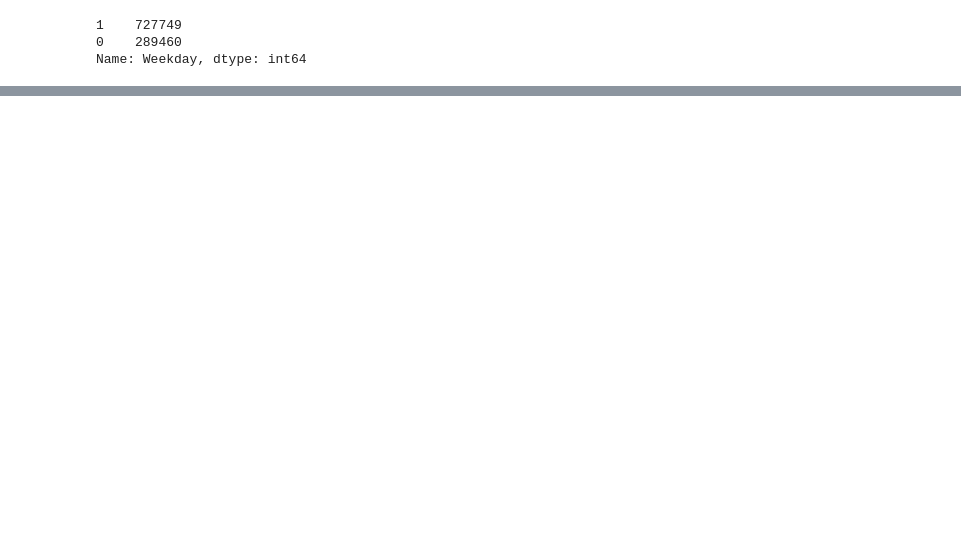
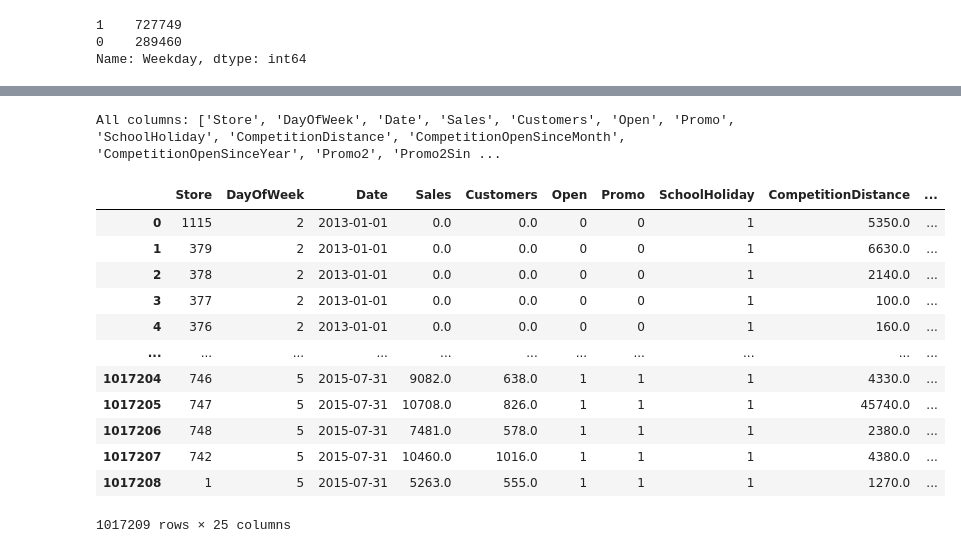
Before and after one commit to MohammedEsamaldin/Pharmaceutical-Sales-Prediction-across-multiple-stores, a Jupyter notebook: notebooks/ML.ipynb, the cells around one changed output, grey strips where cells are left out. Saved outputs shown, nothing was run; the diff lists cells and outputs as text; code cells hidden in the pictures; blank space fills up the shorter version.

```diff
--- a/notebooks/ML.ipynb
+++ b/notebooks/ML.ipynb
@@ -114,0 +167,8 @@ df.head()
+# %%
+
+# Get column names have less than 10 more than 2 unique values
+to_one_hot_encoding = []
+
+# Get Categorical Column names thoose are not in "to_one_hot_encoding"
+to_label_encoding = [col for col in categorical_column if df[col].nunique() <= 10 and df[col].nunique() > 2]
+print("To Label Encoding:", to_label_encoding)
@@ -114,0 +177,22 @@ df.head()
+# %%
+
+
+label_encoded_columns = []
+# For loop for each columns
+for col in to_label_encoding:
+    # We define new label encoder to each new column
+    le = LabelEncoder()
+    # Encode our data and create new Dataframe of it,
+    # notice that we gave column name in "columns" arguments
+    column_dataframe = pd.DataFrame(le.fit_transform(df[col]), columns=[col] )
+    # and add new DataFrame to "label_encoded_columns" list
+    label_encoded_columns.append(column_dataframe)
+
+# Merge all data frames
+label_encoded_columns = pd.concat(label_encoded_columns, axis=1)
+label_encoded_columns
+'''
+# We will use built in pandas function "get_dummies()" to simply to encode "to_one_hot_encoding" columns
+one_hot_encoded_columns = pd.get_dummies(df[to_one_hot_encoding])
+one_hot_encoded_columns
+'''
@@ -114,0 +221,29 @@ df.head()
+# %%
+
+# Copy our DataFrame to X variable
+X = df.copy()
+
+# Droping Categorical Columns,
+# "inplace" means replace our data with new one
+# Don't forget to "axis=1"
+X.drop(categorical_column, axis=1, inplace=True)
+
+# Merge DataFrames
+X = pd.concat([X, label_encoded_columns], axis=1)
+print("All columns:", X.columns.tolist())
+X
+# %% [output]
+All columns: ['Store', 'DayOfWeek', 'Date', 'Sales', 'Customers', 'Open', 'Promo', 'SchoolHoliday', 'CompetitionDistance', 'CompetitionOpenSinceMonth', 'CompetitionOpenSinceYear', 'Promo2', 'Promo2Sin ...
+|  | Store | DayOfWeek | Date | Sales | Customers | Open | Promo | SchoolHoliday | CompetitionDistance | ... |
+| 0 | 1115 | 2 | 2013-01-01 | 0.0 | 0.0 | 0 | 0 | 1 | 5350.0 | ... |
+| 1 | 379 | 2 | 2013-01-01 | 0.0 | 0.0 | 0 | 0 | 1 | 6630.0 | ... |
+| 2 | 378 | 2 | 2013-01-01 | 0.0 | 0.0 | 0 | 0 | 1 | 2140.0 | ... |
+| 3 | 377 | 2 | 2013-01-01 | 0.0 | 0.0 | 0 | 0 | 1 | 100.0 | ... |
+| 4 | 376 | 2 | 2013-01-01 | 0.0 | 0.0 | 0 | 0 | 1 | 160.0 | ... |
+| ... | ... | ... | ... | ... | ... | ... | ... | ... | ... | ... |
+| 1017204 | 746 | 5 | 2015-07-31 | 9082.0 | 638.0 | 1 | 1 | 1 | 4330.0 | ... |
+| 1017205 | 747 | 5 | 2015-07-31 | 10708.0 | 826.0 | 1 | 1 | 1 | 45740.0 | ... |
+| 1017206 | 748 | 5 | 2015-07-31 | 7481.0 | 578.0 | 1 | 1 | 1 | 2380.0 | ... |
+| 1017207 | 742 | 5 | 2015-07-31 | 10460.0 | 1016.0 | 1 | 1 | 1 | 4380.0 | ... |
+| 1017208 | 1 | 5 | 2015-07-31 | 5263.0 | 555.0 | 1 | 1 | 1 | 1270.0 | ... |
+1017209 rows × 25 columns
```
Also changed, not shown: parts of 10 cells of this notebook.
